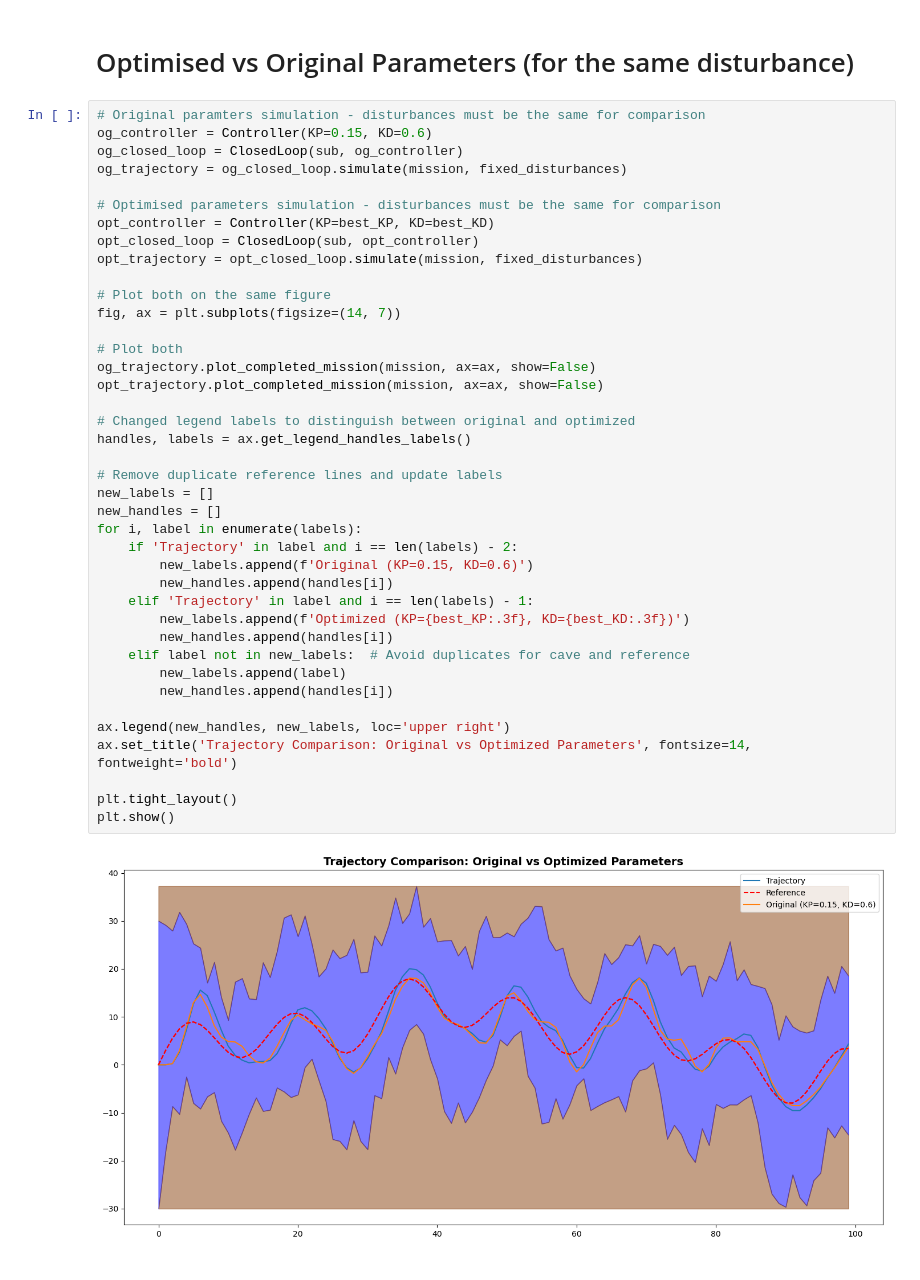
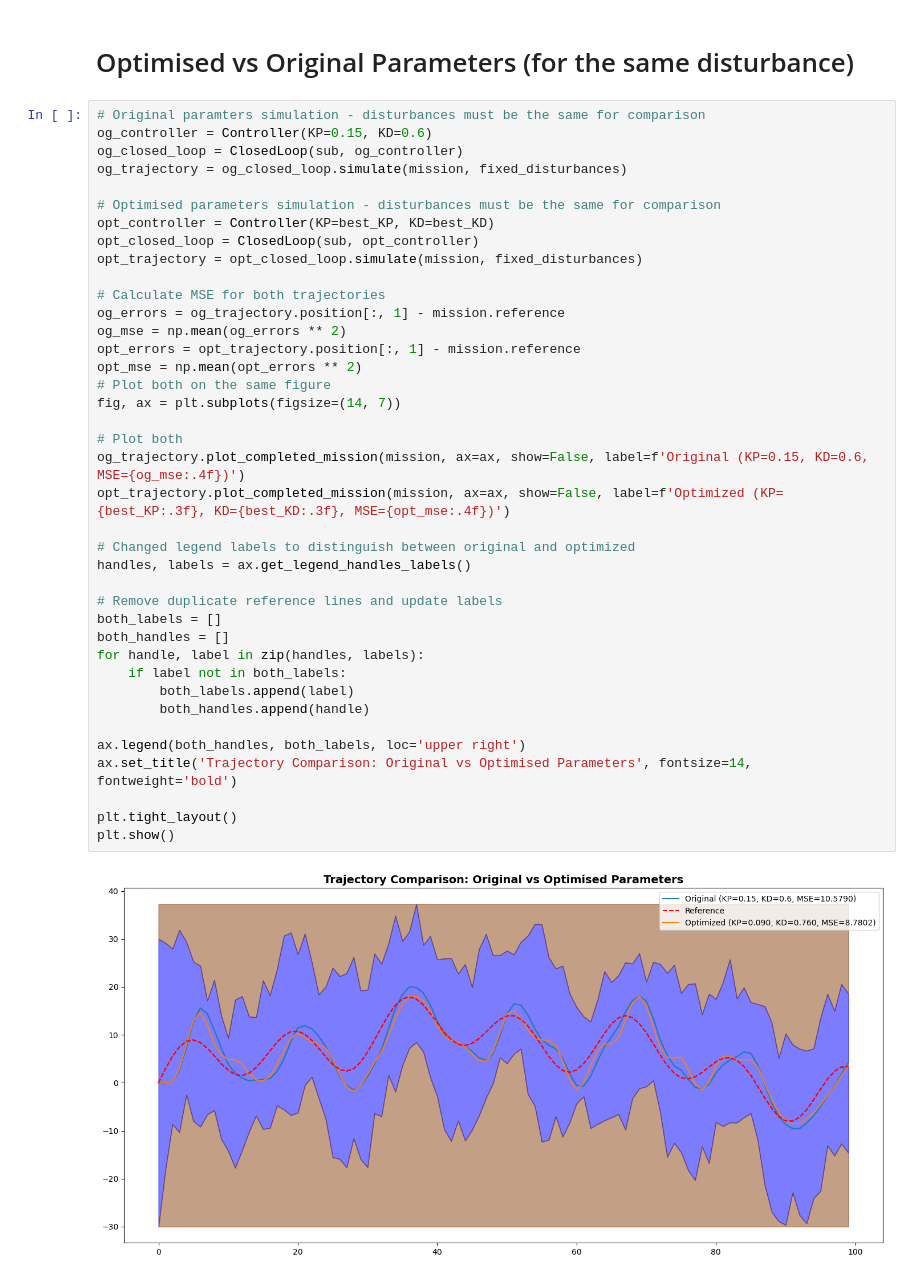
Before and after one commit to LaithShareiyat/B1-Coding-Practical-UUV, a Jupyter notebook: notebooks/demo.ipynb, the cells around one changed output. Drawn from its saved outputs; the diff is of its cells as text.

Commit message:
EXTRA: Changed the notebook to use the upgraded method in dynamics for labels

```diff
--- a/notebooks/demo.ipynb
+++ b/notebooks/demo.ipynb
@@ -92,42 +92,41 @@ Optimal KP: 0.09, Optimal KD: 0.76, with MSE: 8.78022172316094
 # %%
 # Original paramters simulation - disturbances must be the same for comparison
 og_controller = Controller(KP=0.15, KD=0.6)
 og_closed_loop = ClosedLoop(sub, og_controller)
 og_trajectory = og_closed_loop.simulate(mission, fixed_disturbances)
 
 # Optimised parameters simulation - disturbances must be the same for comparison
 opt_controller = Controller(KP=best_KP, KD=best_KD)
 opt_closed_loop = ClosedLoop(sub, opt_controller)
 opt_trajectory = opt_closed_loop.simulate(mission, fixed_disturbances)
 
+# Calculate MSE for both trajectories
+og_errors = og_trajectory.position[:, 1] - mission.reference
+og_mse = np.mean(og_errors ** 2)
+opt_errors = opt_trajectory.position[:, 1] - mission.reference
+opt_mse = np.mean(opt_errors ** 2)
 # Plot both on the same figure
 fig, ax = plt.subplots(figsize=(14, 7))
 
 # Plot both
-og_trajectory.plot_completed_mission(mission, ax=ax, show=False)
-opt_trajectory.plot_completed_mission(mission, ax=ax, show=False)
+og_trajectory.plot_completed_mission(mission, ax=ax, show=False, label=f'Original (KP=0.15, KD=0.6, MSE={og_mse:.4f})')
+opt_trajectory.plot_completed_mission(mission, ax=ax, show=False, label=f'Optimized (KP={best_KP:.3f}, KD={best_KD:.3f}, MSE={opt_mse:.4f})')
 
 # Changed legend labels to distinguish between original and optimized
 handles, labels = ax.get_legend_handles_labels()
 
 # Remove duplicate reference lines and update labels
-new_labels = []
-new_handles = []
-for i, label in enumerate(labels):
-    if 'Trajectory' in label and i == len(labels) - 2:
-        new_labels.append(f'Original (KP=0.15, KD=0.6)')
-        new_handles.append(handles[i])
-    elif 'Trajectory' in label and i == len(labels) - 1:
-        new_labels.append(f'Optimized (KP={best_KP:.3f}, KD={best_KD:.3f})')
-        new_handles.append(handles[i])
-    elif label not in new_labels:  # Avoid duplicates for cave and reference
-        new_labels.append(label)
-        new_handles.append(handles[i])
+both_labels = []
+both_handles = []
+for handle, label in zip(handles, labels):
+    if label not in both_labels:
+        both_labels.append(label)
+        both_handles.append(handle)
 
-ax.legend(new_handles, new_labels, loc='upper right')
-ax.set_title('Trajectory Comparison: Original vs Optimized Parameters', fontsize=14, fontweight='bold')
+ax.legend(both_handles, both_labels, loc='upper right')
+ax.set_title('Trajectory Comparison: Original vs Optimised Parameters', fontsize=14, fontweight='bold')
 
 plt.tight_layout()
 plt.show()
 # %% [output]
-[figure, old version]
+[figure, new version]
```
Also changed, not shown: parts of 1 cell of this notebook.
